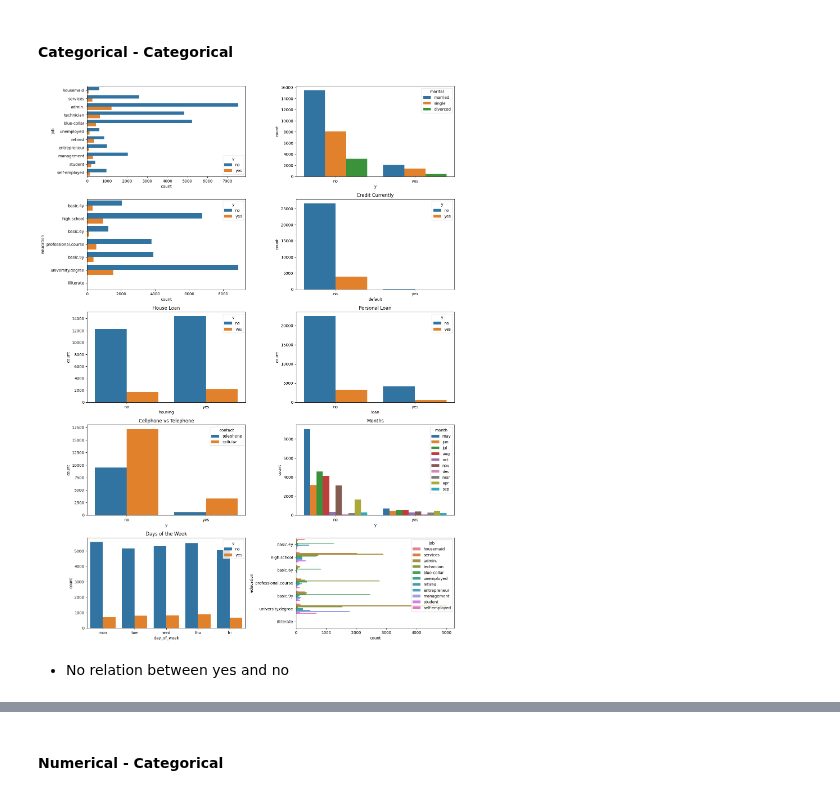
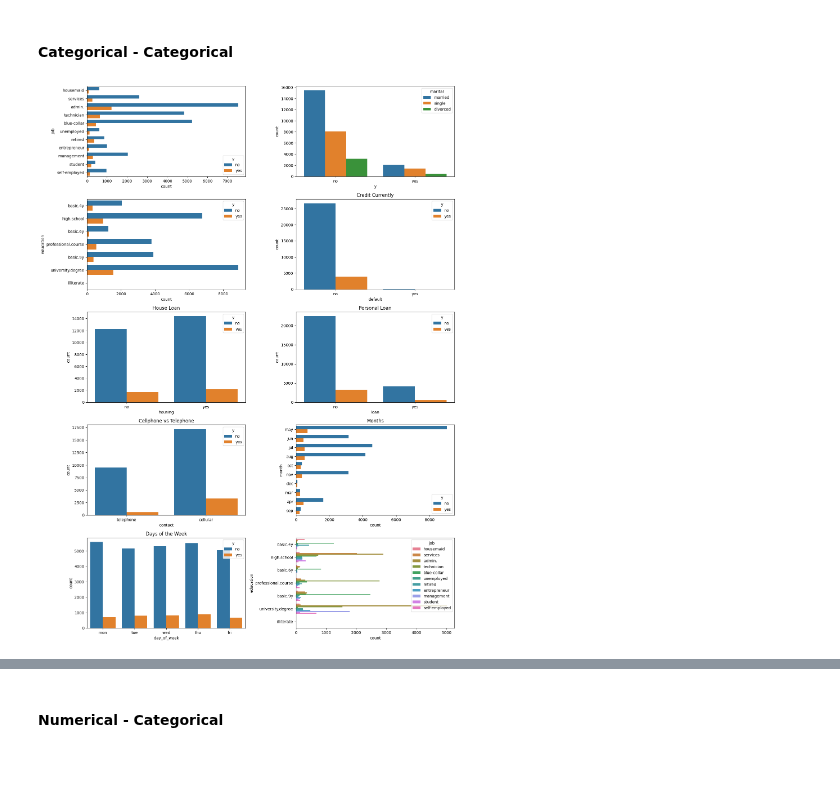
Before and after one commit to Diegomca98/4geeks-ml-template-prjs, a Jupyter notebook: src/explore.ipynb, the cells around one changed output, grey strips where cells are left out. Drawn from its saved outputs; the diff is of its cells as text; code cells hidden in the pictures; blank space fills up the shorter version.

```diff
--- a/src/explore.ipynb
+++ b/src/explore.ipynb
@@ -271,20 +273,18 @@ Categorical Columns ['job', 'marital', 'education', 'default', 'housing', 'loan'
 # %%
 fig, axis = plt.subplots(5, 2, figsize=(15,20))
 
 sns.countplot(ax = axis[0,0], data = df, hue = 'y', y = 'job')
 sns.countplot(ax = axis[0,1], data = df, x = 'y', hue = 'marital')
 sns.countplot(ax = axis[1,0], data = df, hue = 'y', y = 'education')
 sns.countplot(ax = axis[1,1], data = df, hue = 'y', x = 'default').set_title('Credit Currently')
 sns.countplot(ax = axis[2,0], data = df, hue = 'y', x = 'housing').set_title('House Loan')
 sns.countplot(ax = axis[2,1], data = df, hue = 'y', x = 'loan').set_title('Personal Loan')
-sns.countplot(ax = axis[3,0], data = df, x = 'y', hue = 'contact').set_title('Cellphone vs Telephone')
-sns.countplot(ax = axis[3,1], data = df, x = 'y', hue = 'month').set_title('Months')
+sns.countplot(ax = axis[3,0], data = df, hue = 'y', x = 'contact').set_title('Cellphone vs Telephone')
+sns.countplot(ax = axis[3,1], data = df, hue = 'y', y = 'month').set_title('Months')
 sns.countplot(ax = axis[4,0], data = df, hue = 'y', x = 'day_of_week').set_title('Days of the Week')
 sns.countplot(ax = axis[4,1], data = df, y = 'education', hue = 'job')
 
 plt.tight_layout()
 plt.show()
 # %% [output]
-[figure, old version]
+[figure, new version]
-# %% [markdown]
-* No relation between yes and no
```
Also changed, not shown: parts of 19 cells of this notebook.
